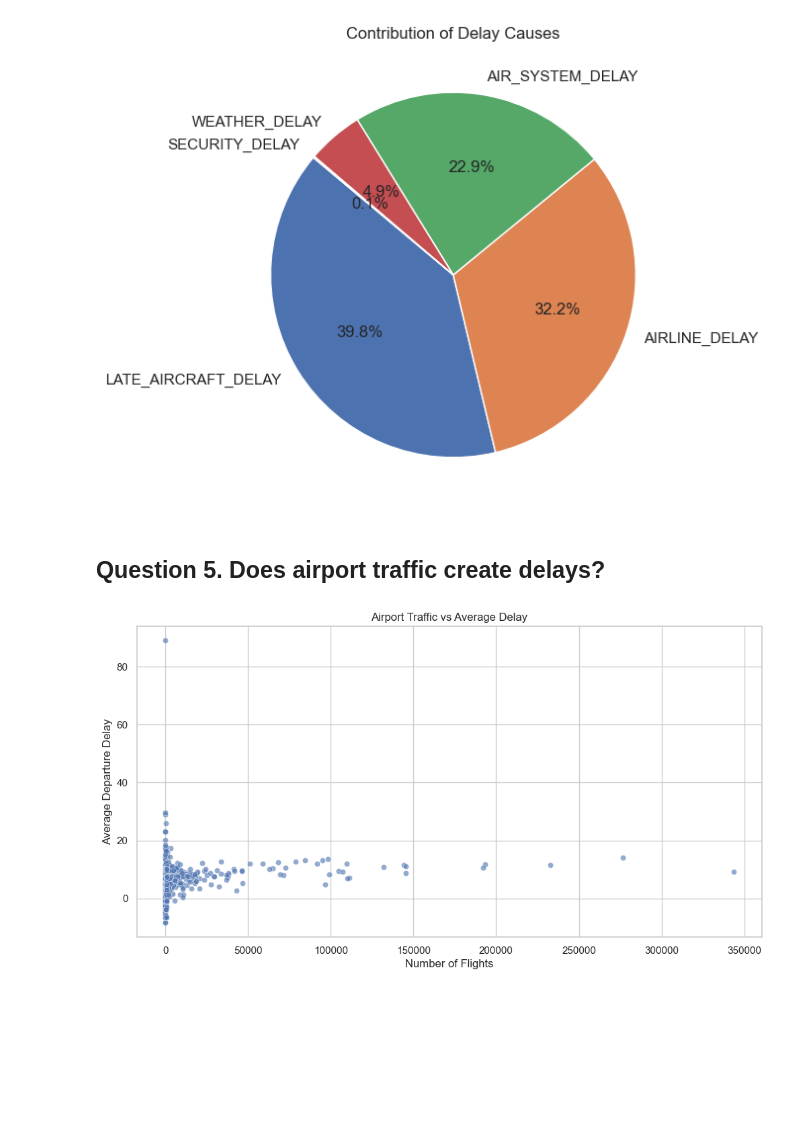
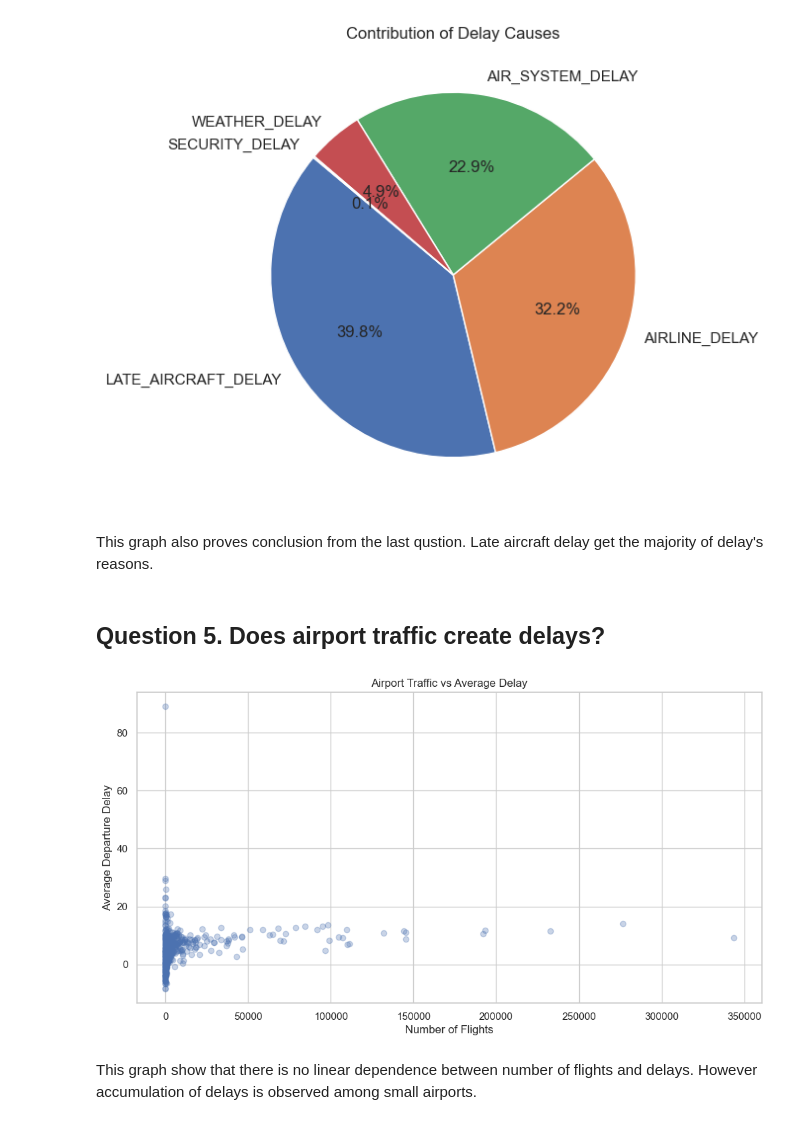
Before and after one commit to pynyashko/Statistical-practicum, a Jupyter notebook: hw/pandas.ipynb, the cells around one changed output. Saved outputs shown, nothing was run; the diff lists cells and outputs as text; code cells hidden in the pictures; blank space fills up the shorter version.

```diff
--- a/hw/pandas.ipynb
+++ b/hw/pandas.ipynb
@@ -219,29 +235,33 @@ plt.title("Contribution of Delay Causes")
 plt.show()
 # %% [output]
 [figure]
+# %% [markdown]
+This graph also proves conclusion from the last qustion. Late aircraft delay get the majority of delay's reasons.
 # %% [markdown]
 ## Question 5. Does airport traffic create delays?
 # %%
 traffic_stats = df_delays.groupby("ORIGIN_AIRPORT").agg({
     "FLIGHT_NUMBER": "count",
     "DEPARTURE_DELAY": "mean"
 })
 
 traffic_stats.columns = [
     "NUM_FLIGHTS",
     "AVG_DELAY"
 ]
 
-sns.scatterplot(
+plt.scatter(
     data=traffic_stats,
     x="NUM_FLIGHTS",
     y="AVG_DELAY",
-    alpha=0.6
+    alpha=0.3
 )
 
 plt.xlabel("Number of Flights")
 plt.ylabel("Average Departure Delay")
 plt.title("Airport Traffic vs Average Delay")
 plt.show()
 # %% [output]
-[figure, old version]
+[figure, new version]
+# %% [markdown]
+This graph show that there is no linear dependence between number of flights and delays. However accumulation of delays is observed among small airports.
```
Also changed, not shown: parts of 6 cells of this notebook.
